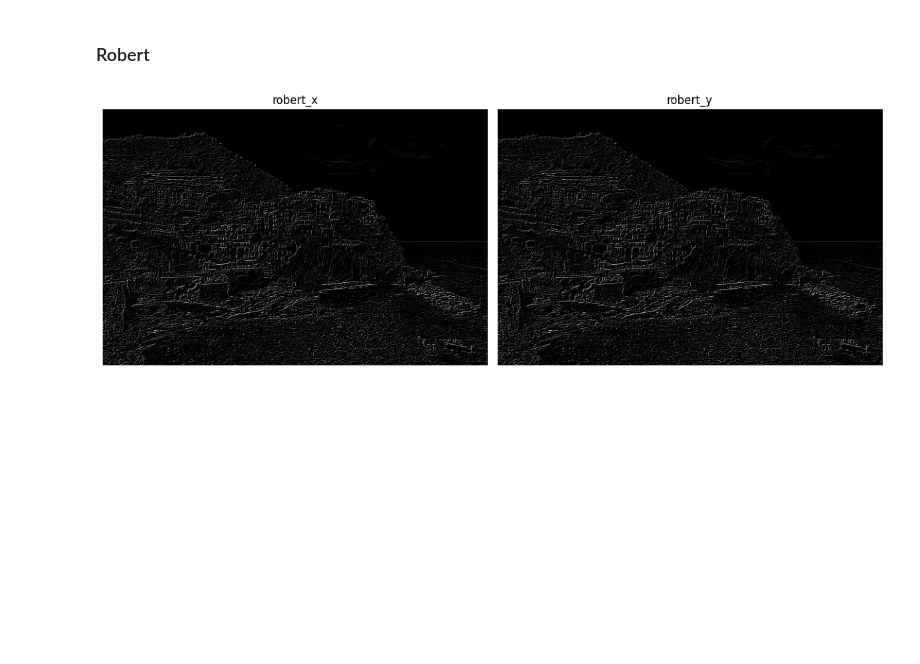
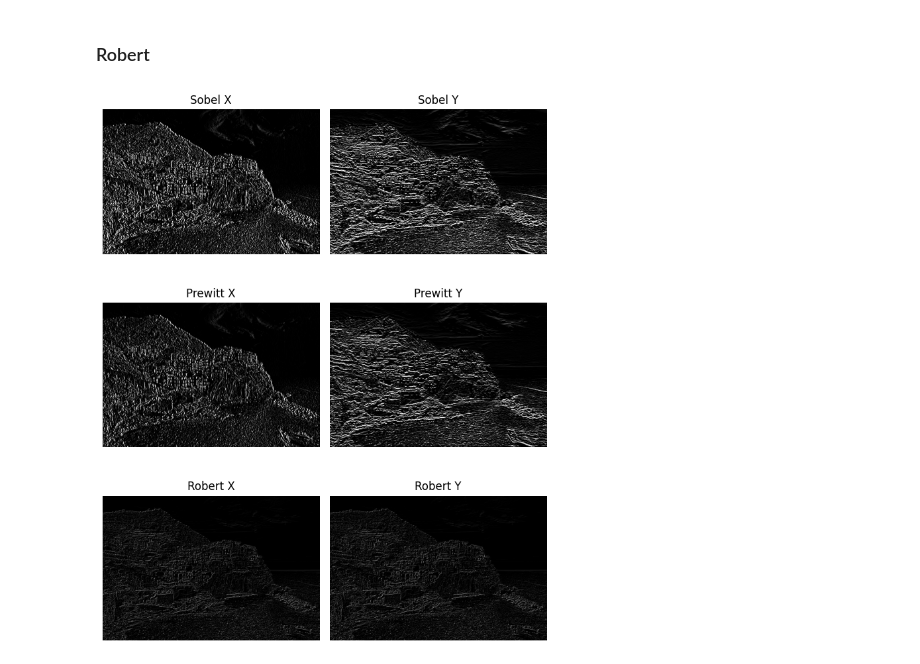
Before and after one commit to ashishyadav2/SSPublic, a Jupyter notebook: MV/MV_EXP_4.ipynb, the cells around one changed output. Drawn from its saved outputs; the diff is of its cells as text; code cells hidden in the pictures; blank space fills up the shorter version.

```diff
--- a/MV/MV_EXP_4.ipynb
+++ b/MV/MV_EXP_4.ipynb
@@ -71,6 +84,9 @@ sobel_x = np.array([[-1,0,1],
 sobel_y = np.array([[-1,-2,-1],
                    [0,0,0],
                    [1,2,1]])
+
+s_x_img = transform_image(image,sobel_x)
+s_y_img = transform_image(image,sobel_y)
 # %% [markdown]
 ### Prewitt
 # %%
@@ -81,6 +97,9 @@ prewitt_x = np.array([[-1,0,1],
 prewitt_y = np.array([[-1,-1,-1],
                    [0,0,0],
                    [1,1,1]])
+
+p_x_img = transform_image(image,prewitt_x)
+p_y_img = transform_image(image,prewitt_y)
 # %% [markdown]
 ### Robert
 # %%
@@ -90,19 +109,9 @@ robert_x = np.array([[1,0],
 robert_y = np.array([[0,1],
                      [-1,0]])
 
-a = transform_image(image,robert_x)
-b = transform_image(image,robert_x)
-plt.figure(figsize=(12,7))
-
-def plot_img(img_list,img_titles):
-    for i in range(len(img_list)):
-        plt.subplot(1,2,i+1)
-        plt.title(img_titles[i])
-        plt.imshow(img_list[i],cmap='gray')
-        plt.axis('off')
-    plt.tight_layout()
-    plt.show()
-
-plot_img([a,b],['robert_x','robert_y'])
+r_x_img = transform_image(image,robert_x)
+r_y_img = transform_image(image,robert_x)
-# %% [output]
-[figure, removed]
+# %%
+plot_img([s_x_img,s_y_img,p_x_img,p_y_img,r_x_img,r_y_img],['Sobel X','Sobel Y','Prewitt X','Prewitt Y','Robert X','Robert Y'])
+# %% [output]
+[figure, added]
```
Also changed, not shown: parts of 7 cells of this notebook.
